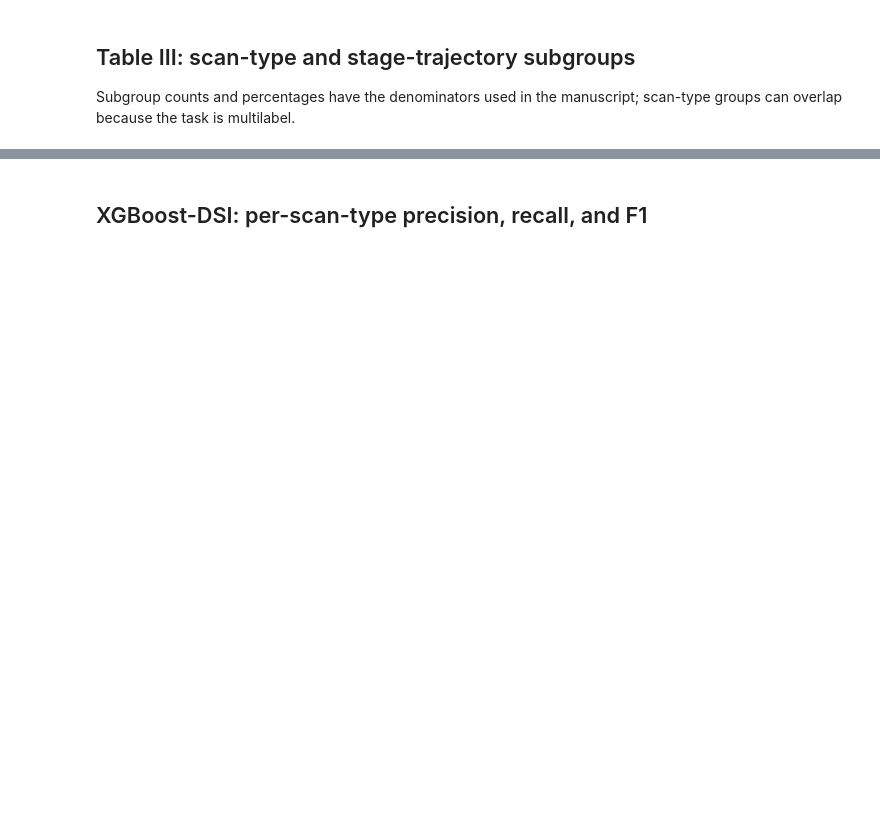
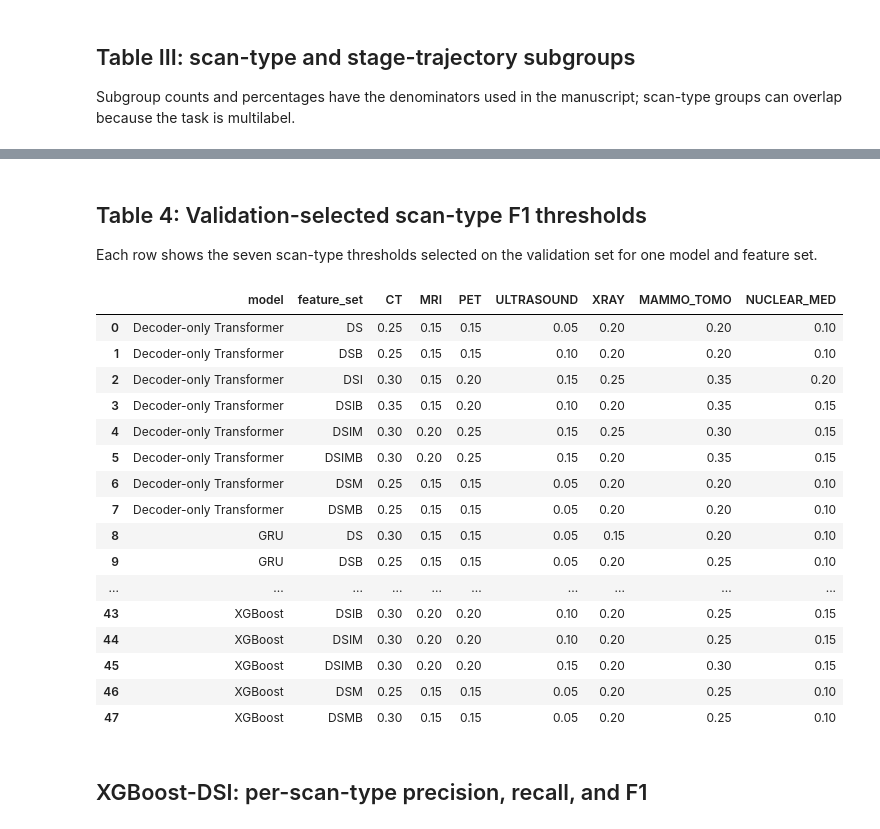
Before and after one commit to Hanqk97/Beyond-Rigid-Guidelines-Learning-the-Nuance-of-Real-World-Breast-Cancer-Imaging-Surveillance, a Jupyter notebook: notebooks/analysis.ipynb, the cells around one changed output, grey strips where cells are left out. Saved outputs shown, nothing was run; the diff lists cells and outputs as text; code cells hidden in the pictures; blank space fills up the shorter version.

```diff
--- a/notebooks/analysis.ipynb
+++ b/notebooks/analysis.ipynb
@@ -50,3 +82,29 @@ for model, rows in tables['table_iii_subgroups'].groupby('model', sort=False):
+# %% [markdown]
+## Table 4: Validation-selected scan-type F1 thresholds
+
+Each row shows the seven scan-type thresholds selected on the validation set for one model and feature set.
+# %%
+threshold_table = pd.read_csv(AGGREGATES / "scan_type_thresholds_wide.csv")
+with pd.option_context("display.max_rows", None):
+    display(threshold_table.round(2))
+# %% [output]
+|  | model | feature_set | CT | MRI | PET | ULTRASOUND | XRAY | MAMMO_TOMO | NUCLEAR_MED |
+| 0 | Decoder-only Transformer | DS | 0.25 | 0.15 | 0.15 | 0.05 | 0.20 | 0.20 | 0.10 |
+| 1 | Decoder-only Transformer | DSB | 0.25 | 0.15 | 0.15 | 0.10 | 0.20 | 0.20 | 0.10 |
+| 2 | Decoder-only Transformer | DSI | 0.30 | 0.15 | 0.20 | 0.15 | 0.25 | 0.35 | 0.20 |
+| 3 | Decoder-only Transformer | DSIB | 0.35 | 0.15 | 0.20 | 0.10 | 0.20 | 0.35 | 0.15 |
+| 4 | Decoder-only Transformer | DSIM | 0.30 | 0.20 | 0.25 | 0.15 | 0.25 | 0.30 | 0.15 |
+| 5 | Decoder-only Transformer | DSIMB | 0.30 | 0.20 | 0.25 | 0.15 | 0.20 | 0.35 | 0.15 |
+| 6 | Decoder-only Transformer | DSM | 0.25 | 0.15 | 0.15 | 0.05 | 0.20 | 0.20 | 0.10 |
+| 7 | Decoder-only Transformer | DSMB | 0.25 | 0.15 | 0.15 | 0.05 | 0.20 | 0.20 | 0.10 |
+| 8 | GRU | DS | 0.30 | 0.15 | 0.15 | 0.05 | 0.15 | 0.20 | 0.10 |
+| 9 | GRU | DSB | 0.25 | 0.15 | 0.15 | 0.05 | 0.20 | 0.25 | 0.10 |
+| ... | ... | ... | ... | ... | ... | ... | ... | ... | ... |
+| 43 | XGBoost | DSIB | 0.30 | 0.20 | 0.20 | 0.10 | 0.20 | 0.25 | 0.15 |
+| 44 | XGBoost | DSIM | 0.30 | 0.20 | 0.20 | 0.10 | 0.20 | 0.25 | 0.15 |
+| 45 | XGBoost | DSIMB | 0.30 | 0.20 | 0.20 | 0.15 | 0.20 | 0.30 | 0.15 |
+| 46 | XGBoost | DSM | 0.25 | 0.15 | 0.15 | 0.05 | 0.20 | 0.25 | 0.10 |
+| 47 | XGBoost | DSMB | 0.30 | 0.15 | 0.15 | 0.05 | 0.20 | 0.25 | 0.10 |
 # %% [markdown]
 ## XGBoost-DSI: per-scan-type precision, recall, and F1
 # %%
```
Also changed, not shown: parts of 5 cells of this notebook, 10 other files.
